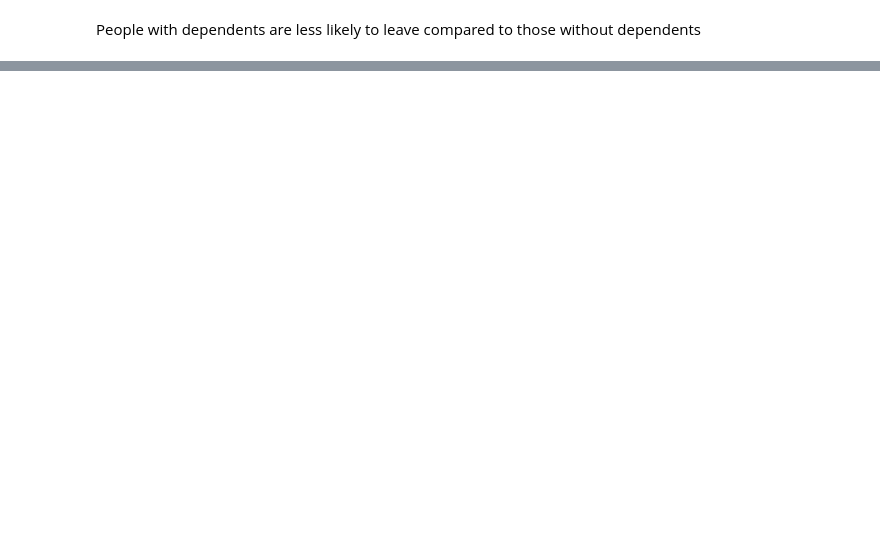
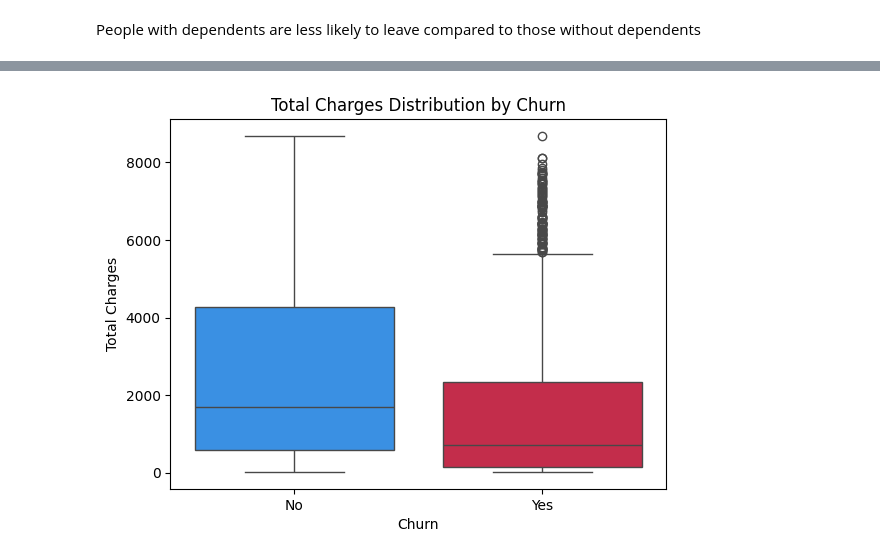
Before and after one commit to younes-li554/customer-churn-prediction, a Jupyter notebook: customer_churn.py.ipynb, the cells around one changed output, grey strips where cells are left out. Saved outputs shown, nothing was run; the diff lists cells and outputs as text; code cells hidden in the pictures; blank space fills up the shorter version.

```diff
--- a/customer_churn.py.ipynb
+++ b/customer_churn.py.ipynb
@@ -345,3 +370,13 @@ fig.show()
+# %%
+# box plot of total charges
+
+sns.boxplot(x="Churn", y="TotalCharges", data=df, palette={"No":"DodgerBlue","Yes":"Crimson"})
+plt.title("Total Charges Distribution by Churn")
+plt.xlabel("Churn")
+plt.ylabel("Total Charges")
+plt.show()
+# %% [output]
+[figure, added]
 # %%
 # convert all columns to numerical data
 def object_to_int(dataframe_series):
```
Also changed, not shown: parts of 10 cells of this notebook.
